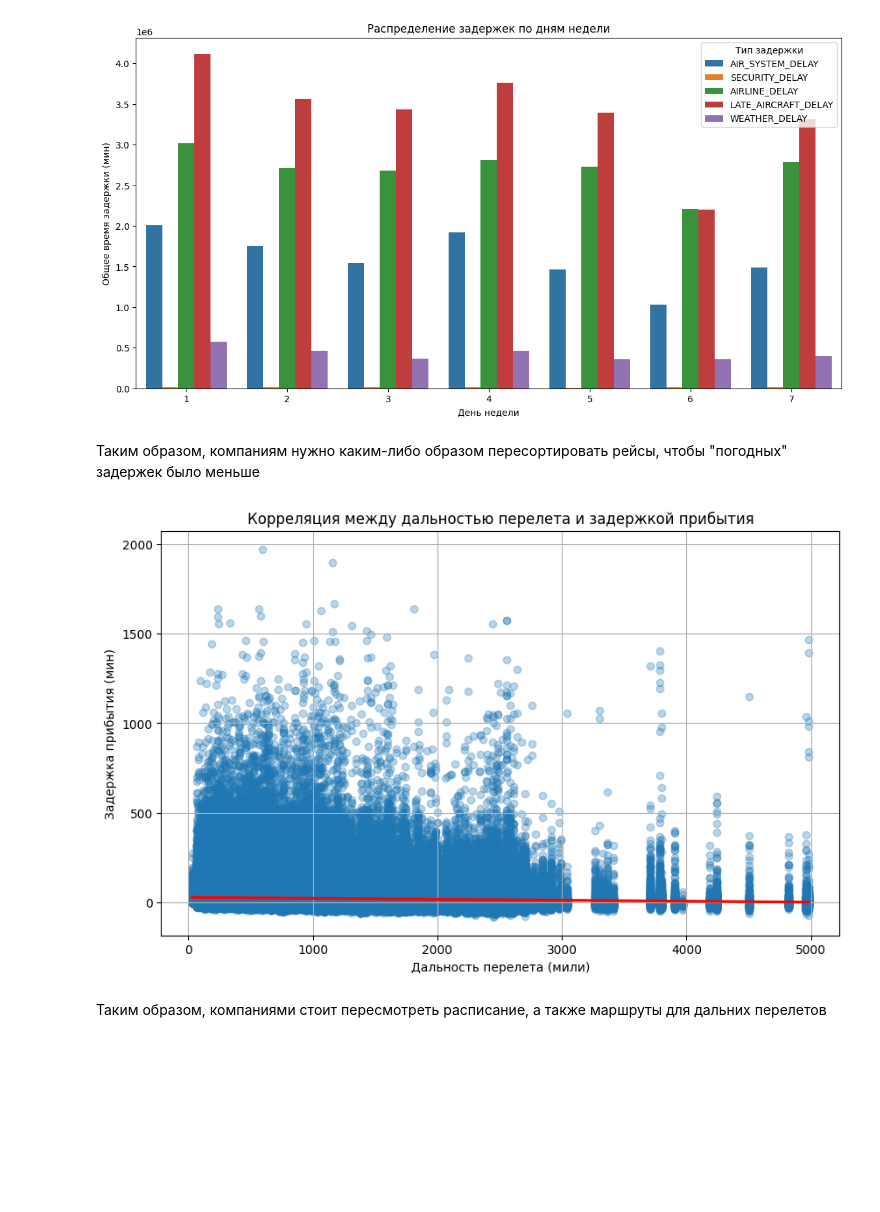
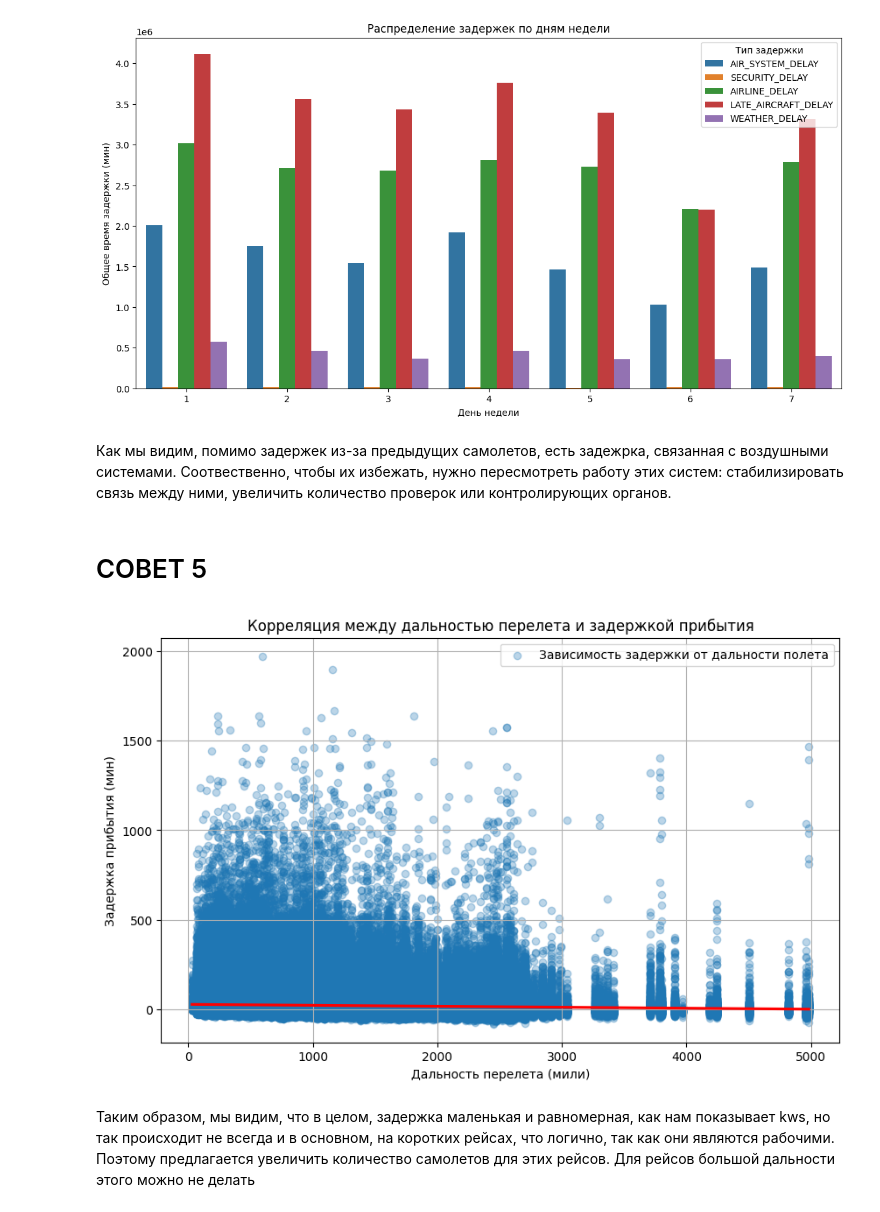
Before and after one commit to alexzendersen/stat_practice, a Jupyter notebook: HW4_pd.ipynb, the cells around one changed output. Saved outputs shown, nothing was run; the diff lists cells and outputs as text; code cells hidden in the pictures; blank space fills up the shorter version.

```diff
--- a/HW4_pd.ipynb
+++ b/HW4_pd.ipynb
@@ -216,23 +227,27 @@ plt.legend(title='Тип задержки')
 plt.show()
 # %% [output]
 [figure]
-# %% [markdown]
-Таким образом, компаниям нужно каким-либо образом пересортировать рейсы, чтобы "погодных" задержек было меньше
+# %% [markdown]
+Как мы видим, помимо задержек из-за предыдущих самолетов, есть задежрка, связанная с воздушными системами. Соотвественно, чтобы их избежать, нужно пересмотреть работу этих систем: стабилизировать связь между ними, увеличить количество проверок или контролирующих органов.
+# %% [markdown]
+# СОВЕТ 5
 # %%
 plt.figure(figsize=(10, 6))
 sns.regplot(
     x='DISTANCE',
     y='ARRIVAL_DELAY',
     data=df,
     scatter_kws={'alpha':0.3},
-    line_kws={'color':'red'}
+    line_kws={'color':'red'},
+    label = "Зависимость задержки от дальности полета"
 )
 plt.title('Корреляция между дальностью перелета и задержкой прибытия')
 plt.xlabel('Дальность перелета (мили)')
 plt.ylabel('Задержка прибытия (мин)')
 plt.grid(True)
+plt.legend(loc='best')
 plt.show()
 # %% [output]
-[figure, old version]
+[figure, new version]
-# %% [markdown]
-Таким образом, компаниями стоит пересмотреть расписание, а также маршруты для дальних перелетов
+# %% [markdown]
+Таким образом, мы видим, что в целом, задержка маленькая и равномерная, как нам показывает kws, но так происходит не всегда и в основном, на коротких рейсах, что логично, так как они являются рабочими. Поэтому предлагается увеличить количество самолетов для этих рейсов. Для рейсов большой дальности этого можно не делать
```
Also changed, not shown: parts of 14 cells of this notebook.
